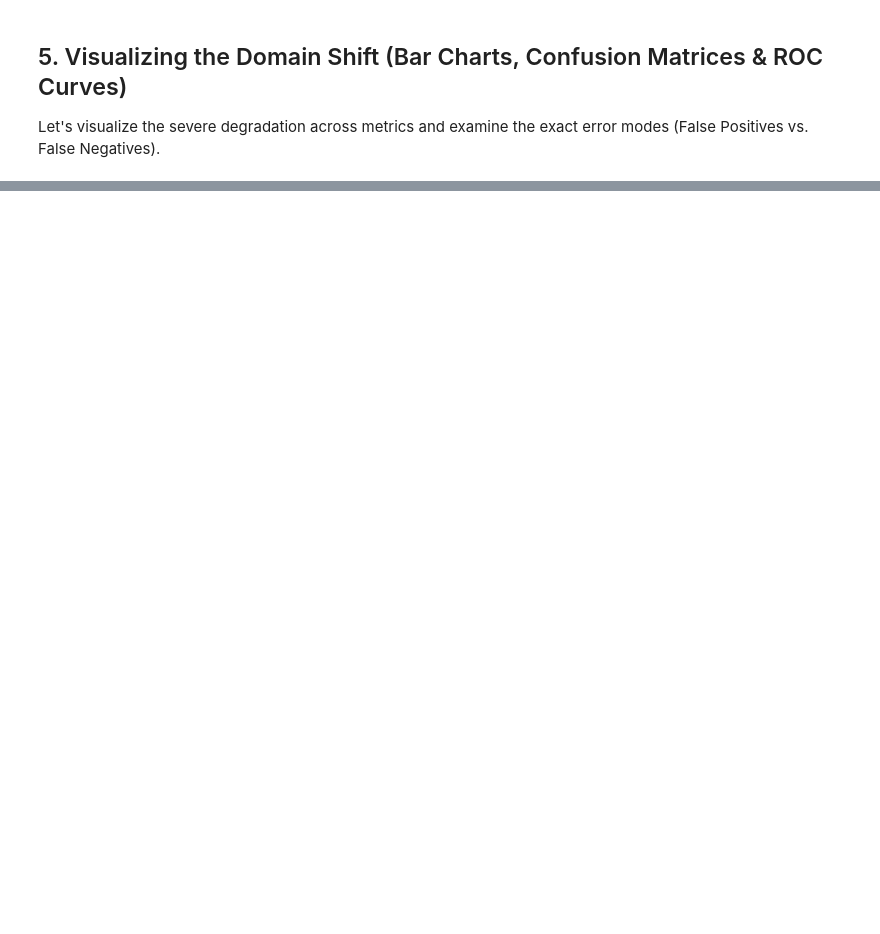
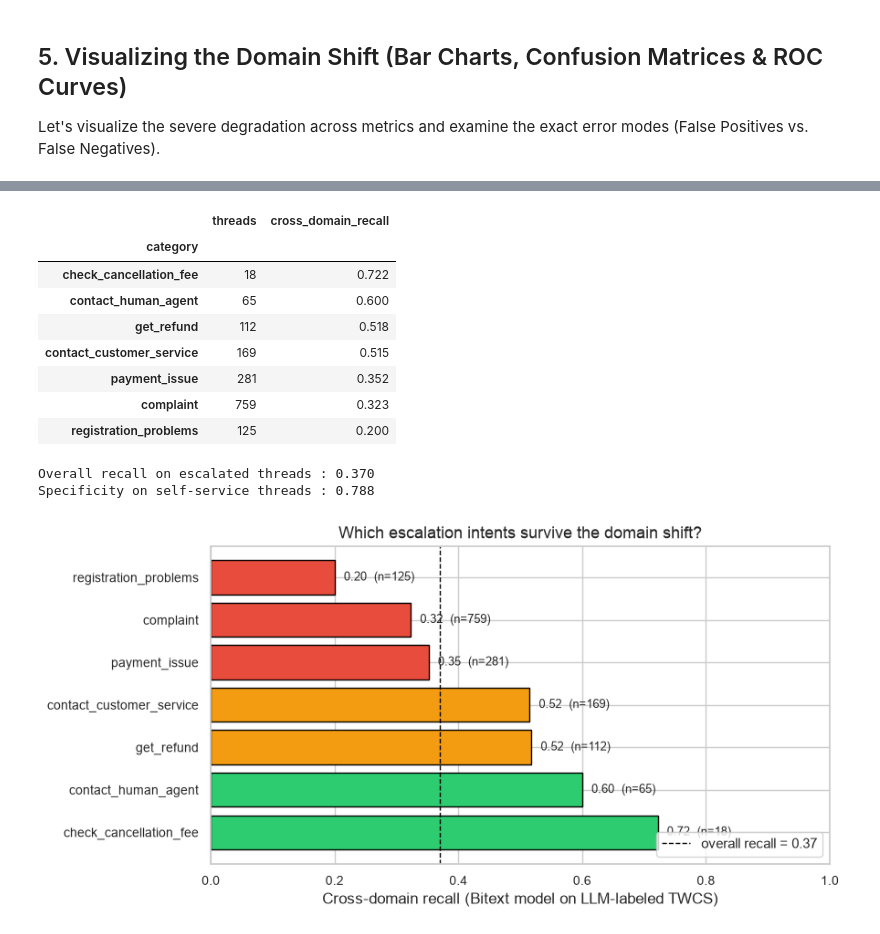
Before and after one commit to weirui828/human-loop, a Jupyter notebook: notebooks/02_twcs_baseline_modeling.ipynb, the cells around one changed output, grey strips where cells are left out. Cells and saved outputs as stored; diff of their text form; code cells hidden in the pictures; blank space fills up the shorter version.

```diff
--- a/notebooks/02_twcs_baseline_modeling.ipynb
+++ b/notebooks/02_twcs_baseline_modeling.ipynb
@@ -165,5 +220,5 @@ We now evaluate our Bitext-trained model (`models/bitext/tfidf_bitext.pkl`) dire
 # %%
-X_test_customer = df_twcs["customer_text"].fillna("")
+X_test_customer = df_twcs[TEXT_COLUMN].fillna("")
 y_test = df_twcs["escalated"].astype(int)
 
 # 1. Predictions from Bitext Model
@@ -276,0 +336,41 @@ plt.show()
+# %%
+esc = df_twcs[df_twcs["escalated"] == 1].copy()
+esc["pred"] = y_pred_cross[df_twcs["escalated"].values == 1]
+
+per_cat = (esc.groupby("category")
+              .agg(threads=("pred", "size"), cross_domain_recall=("pred", "mean"))
+              .sort_values("cross_domain_recall", ascending=False)
+              .round(3))
+display(per_cat)
+
+ss = df_twcs[df_twcs["escalated"] == 0]
+ss_pred = y_pred_cross[df_twcs["escalated"].values == 0]
+print(f"Overall recall on escalated threads : {esc['pred'].mean():.3f}")
+print(f"Specificity on self-service threads : {(ss_pred == 0).mean():.3f}")
+
+fig, ax = plt.subplots(figsize=(9, 4.5))
+colors = ["#e74c3c" if v < 0.40 else "#f39c12" if v < 0.60 else "#2ecc71"
+          for v in per_cat["cross_domain_recall"]]
+ax.barh(per_cat.index, per_cat["cross_domain_recall"], color=colors, edgecolor="black")
+ax.axvline(esc["pred"].mean(), ls="--", c="black", lw=1,
+           label=f"overall recall = {esc['pred'].mean():.2f}")
+ax.set_xlabel("Cross-domain recall (Bitext model on LLM-labeled TWCS)")
+ax.set_title("Which escalation intents survive the domain shift?")
+ax.set_xlim(0, 1)
+for i, (v, n) in enumerate(zip(per_cat["cross_domain_recall"], per_cat["threads"])):
+    ax.text(v + 0.015, i, f"{v:.2f}  (n={n})", va="center", fontsize=9)
+ax.legend(loc="lower right")
+plt.tight_layout(); plt.show()
+# %% [output]
+|  | threads | cross_domain_recall |
+| category |  |  |
+| check_cancellation_fee | 18 | 0.722 |
+| contact_human_agent | 65 | 0.600 |
+| get_refund | 112 | 0.518 |
+| contact_customer_service | 169 | 0.515 |
+| payment_issue | 281 | 0.352 |
+| complaint | 759 | 0.323 |
+| registration_problems | 125 | 0.200 |
+Overall recall on escalated threads : 0.370
+Specificity on self-service threads : 0.788
+[figure, added]
```
Also changed, not shown: parts of 12 cells of this notebook, 20 other files.
